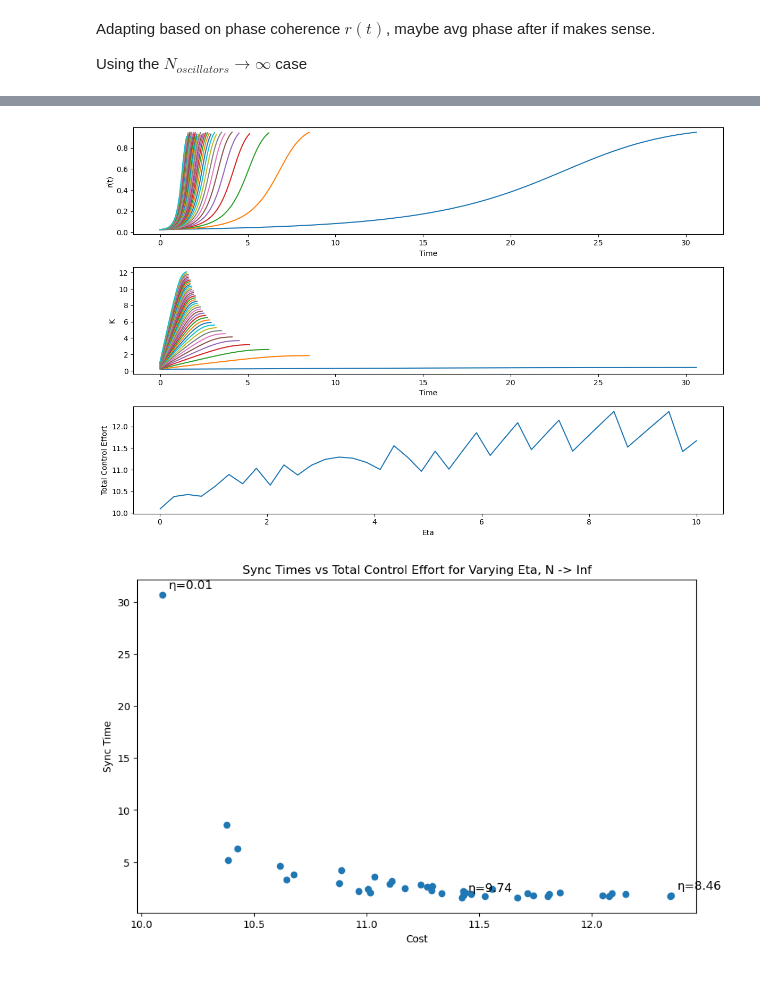
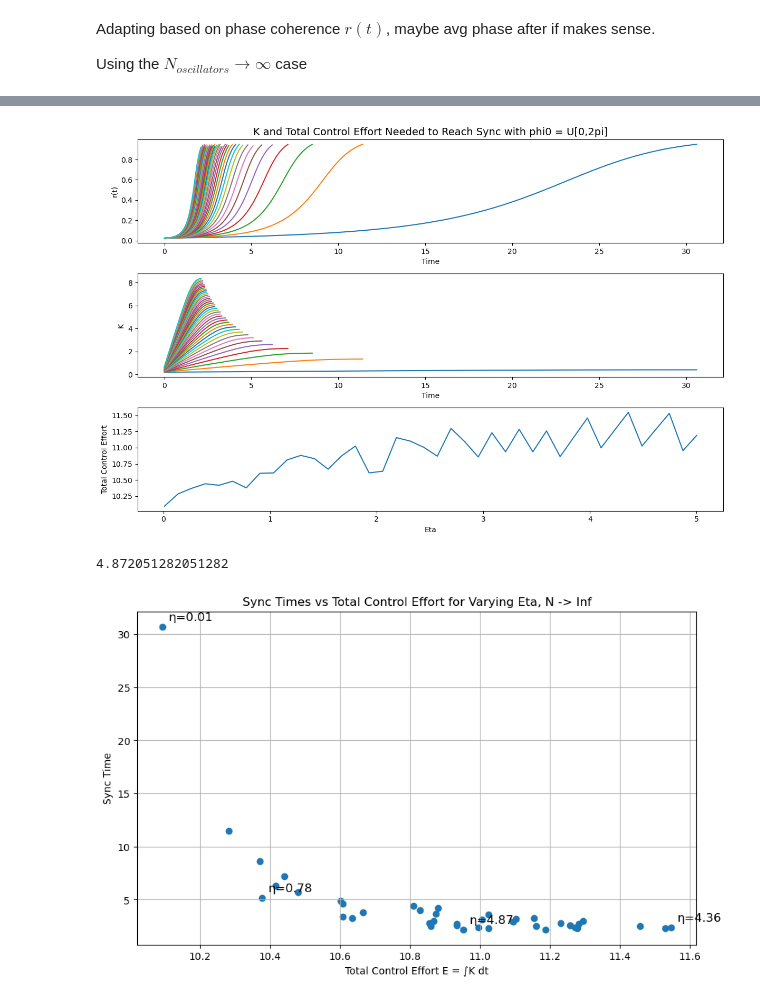
Before and after one commit to Group-14-MDM2/metronome_syncing, a Jupyter notebook: adaptive-kuramoto.ipynb, the cells around one changed output, grey strips where cells are left out. Drawn from its saved outputs; the diff is of its cells as text; code cells hidden in the pictures.

```diff
--- a/adaptive-kuramoto.ipynb
+++ b/adaptive-kuramoto.ipynb
@@ -219,7 +224,7 @@ time = np.arange(0,100,dt)
 
 fig,axs = plt.subplots(3,1,figsize=(12,8))
 
-eta_list = np.linspace(0.01,10,40)
+eta_list = np.linspace(0.01,5,40)
 r_thresh = 0.95
 
 totalcosts = []
@@ -241,44 +246,50 @@ for eta in eta_list:
         psi = np.angle(z)
 
         r_history_adaptive[idx] = r
 
         if r >= r_thresh:
             synctimes.append(t)
             break
 
         K += eta*(1 - r)*dt
         K_adaptive.append(K)
 
         theta_dot = omega_init + K*r*np.sin(psi - theta_init)
         theta_init += theta_dot * dt
 
     totalcosts.append(np.trapezoid(K_adaptive,time[:len(K_adaptive)]))
 
 
     axs[0].plot(time[:idx],r_history_adaptive[:idx],label='Adaptive')
     axs[1].plot(time[:len(K_adaptive)],K_adaptive)
 
-axs[0].set_title('')
+axs[0].set_title('K and Total Control Effort Needed to Reach Sync with phi0 = U[0,2pi]',fontsize=14)
 axs[0].set_xlabel('Time')
 axs[0].set_ylabel('r(t)')
 axs[1].set_xlabel('Time')
 axs[1].set_ylabel('K')
 
 axs[2].plot(eta_list,totalcosts)
 axs[2].set_xlabel('Eta')
 axs[2].set_ylabel('Total Control Effort')
 plt.tight_layout()
 # %% [output]
-[figure, old version]
+[figure, new version]
 # %%
 plt.figure(figsize=(10,6))
 plt.scatter(totalcosts,synctimes)
 
 plt.title('Sync Times vs Total Control Effort for Varying Eta, N -> Inf')
-plt.xlabel('Cost')
+plt.xlabel('Total Control Effort E = ∫K dt')
 plt.ylabel('Sync Time')
 
-key_indices = [np.argmin(totalcosts), np.argmin(synctimes), np.argmax(totalcosts)]
+
+combined = [cost + synctime for cost,synctime in zip(totalcosts,synctimes)]
+best = np.argmin(combined)
+print(eta_list[best])
+
+key_indices = [np.argmin(totalcosts), np.argmin(synctimes), np.argmax(totalcosts),6]
+
 
 for i in key_indices:
     plt.annotate(f'η={eta_list[i]:.2f}',
@@ -286,5 +297,7 @@ for i in key_indices:
                  textcoords="offset points",
                  xytext=(6,6),
                  fontsize=12)
+plt.grid()
 # %% [output]
+4.872051282051282
-[figure, old version]
+[figure, new version]
```
Also changed, not shown: parts of 5 cells of this notebook.
